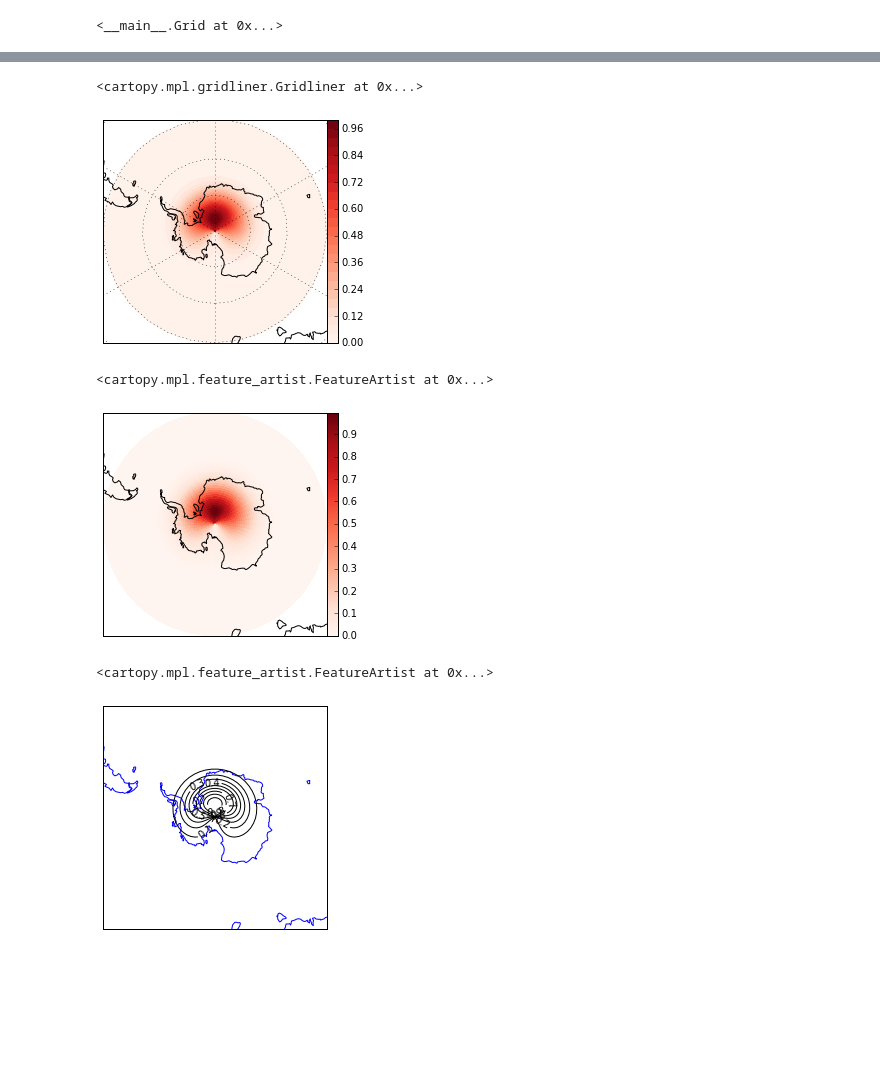
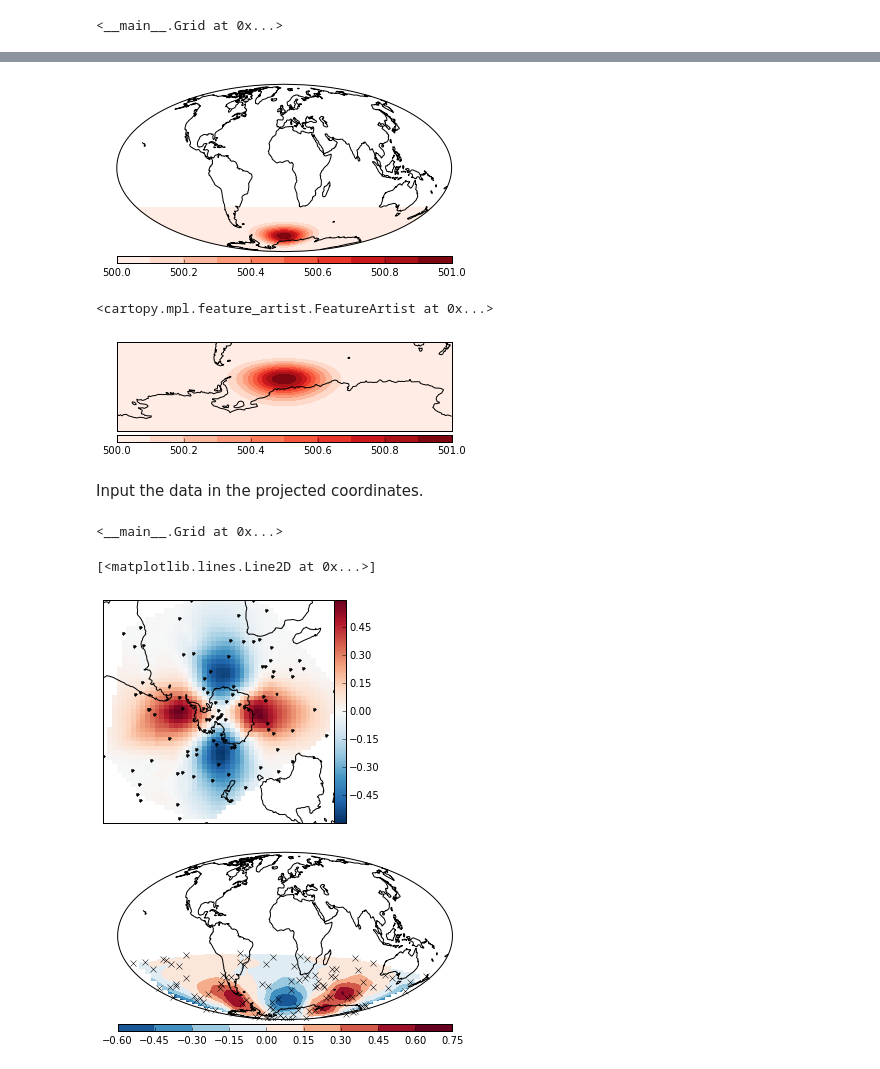
Before and after one commit to fatiando/prototypes, a Jupyter notebook: grid-class.ipynb, the cells around one changed output, grey strips where cells are left out. Cells and saved outputs as stored; diff of their text form; code cells hidden in the pictures; blank space fills up the shorter version.

```diff
--- a/grid-class.ipynb
+++ b/grid-class.ipynb
@@ -28,22 +28,23 @@ fatiando.__version__
 # %%
 class Grid(object):
     _coord_names = ['x', 'y', 'lon', 'long', 'longitude', 'lat', 'latitude']
+    _special_attributes = ['shape', 'projection', 'lonlat']
 
     def __init__(self, **kwargs):
         kwargs = dict((k.lower(), v) for k, v in kwargs.iteritems())
         for k, v in kwargs.iteritems():
-            if k not in ['shape', 'projection']:
+            if k not in self._special_attributes:
                 v = np.asarray(v).ravel()
             setattr(self, k, v)
         if 'shape' not in kwargs:
             self.shape = None
-        if 'lon' in kwargs:
+        if 'lon' in kwargs and 'x' not in kwargs:
             self.x = self.lon
-        if 'lat' in kwargs:
+        if 'lat' in kwargs and 'y' not in kwargs:
             self.y = self.lat
         if 'projection' not in kwargs:
             self.projection = None
-        not_attributes = set(self._coord_names + ['shape', 'projection'])
+        not_attributes = set(self._coord_names + self._special_attributes)
         self._attributes = list(set(kwargs.keys()).difference(not_attributes))
         # Check all attributes have the same size
         sizes = [getattr(self, k).size for k in self._attributes + ['x', 'y']]
@@ -58,11 +59,11 @@ class Grid(object):
         return self
 
     @staticmethod
-    def regular(area, shape, z=None, lonlat=False, copy_meshgrid=False):
+    def regular(area, shape, z=None, lonlat=False, projection=None):
         ny, nx = shape
         x1, x2, y1, y2 = area
         x, y = np.meshgrid(np.linspace(x1, x2, nx), np.linspace(y1, y2, ny))
-        args = dict(x=x, y=y, shape=shape)
+        args = dict(x=x, y=y, shape=shape, projection=projection)
         if lonlat:
             args['lon'] = x
             args['lat'] = y
@@ -71,12 +72,12 @@ class Grid(object):
         return Grid(**args)
 
     @staticmethod
-    def scatter(area, n, z=None, lonlat=False, seed=None):
+    def scatter(area, n, z=None, lonlat=False, projection=None, seed=None):
         coords = gridder.scatter(area, n, z, seed)
         x, y = coords[0], coords[1]
-        args = dict(x=x, y=y, shape=None)
+        args = dict(x=x, y=y, shape=None, projection=projection)
         if len(coords) == 3:
-            args['z'] = coords[3]
+            args['z'] = coords[2]
         if lonlat:
             args['lon'] = x
             args['lat'] = y
@@ -164,9 +165,8 @@ class Grid(object):
                 kwargs['transform'] = self.projection
             plot = ax.pcolormesh(X, Y, values, **kwargs)
         if colorbar is not None:
-            _add_colorbar(plot, colorbar)
-        ax.set_xlim(self.area[:2])
-        ax.set_ylim(self.area[2:])
+            _add_colorbar(plot, colorbar, ax)
+        mpl.set_area(self.area)
         return plot
 
     def contourf(self, attribute, levels=10, autoranges=True, colorbar='vertical', ax=None, basemap=None, **kwargs):
@@ -186,7 +186,7 @@ class Grid(object):
                 kwargs['transform'] = self.projection
             plot = ax.contourf(X, Y, values, levels, **kwargs)
         if colorbar is not None:
-            _add_colorbar(plot, colorbar)
+            _add_colorbar(plot, colorbar, ax)
         mpl.set_area(self.area)
         return plot
 
@@ -295,8 +295,8 @@ mpl.tight_layout()
 # %% [markdown]
 ## With projections
 # %%
-grid = Grid.regular((-180, 180, -90, -45), (50, 50), z=250e3, lonlat=True)
-grid.add_attribute('data', utils.gaussian2d(grid.lon, grid.lat, 100, 10, y0=-85))
+grid = Grid.regular((-180, 180, -90, -35), (50, 50), z=250e3, lonlat=True, projection=crs.Geodetic())
+grid.add_attribute('data', 500 + utils.gaussian2d(grid.lon, grid.lat, 40, 10, y0=-65))
 # %% [output]
 <__main__.Grid at 0x...>
 # %%
@@ -307,2 +307,2 @@ grid.contourf('data')
 # %%
-proj = grid.set_projection(crs.Geodetic()).reproject(crs.SouthPolarStereo())
+proj = grid.reproject(crs.SouthPolarStereo())
@@ -309,20 +324,36 @@ proj = grid.set_projection(crs.Geodetic()).reproject(crs.SouthPolarStereo())
+# %%
+proj = grid.reproject(crs.Mollweide())
+proj.contourf('data', colorbar='horizontal')
+mpl.gca().coastlines()
+mpl.gca().set_global()
+# %% [output]
+[figure, added]
 # %%
-proj.contourf('data', levels=30)
-ax = mpl.gca()
-ax.coastlines()
-ax.gridlines()
+proj = grid.reproject(crs.Miller())
+proj.contourf('data', colorbar='horizontal')
+mpl.gca().coastlines()
 # %% [output]
-<cartopy.mpl.gridliner.Gridliner at 0x...>
+<cartopy.mpl.feature_artist.FeatureArtist at 0x...>
-[figure, old version]
+[figure, new version]
+# %% [markdown]
+Input the data in the projected coordinates.
+# %%
+grid = Grid.scatter((-180, 180, -90, -15), 100, z=250e3, seed=0, projection=crs.Geodetic()).reproject(crs.SouthPolarStereo())
+grid.add_attribute('data', utils.gaussian2d(grid.x, grid.y, 5000e3, 2000e3) - utils.gaussian2d(grid.x, grid.y, 2000e3, 5000e3))
+# %% [output]
+<__main__.Grid at 0x...>
 # %%
-proj.pcolor('data')
+grid.interp((50, 50)).pcolor('data')
 mpl.gca().coastlines()
+grid.points()
 # %% [output]
-<cartopy.mpl.feature_artist.FeatureArtist at 0x...>
+[<matplotlib.lines.Line2D at 0x...>]
-[figure, old version]
+[figure, new version]
-# %%
-proj.contour('data', colors='k')
-mpl.gca().coastlines(color='b')
-# %% [output]
-<cartopy.mpl.feature_artist.FeatureArtist at 0x...>
-[figure, removed]
+# %%
+proj = grid.reproject(crs.Mollweide()).interp((50, 50))
+proj.contourf('data', colorbar='horizontal')
+grid.reproject(proj.projection).points('xk')
+mpl.gca().coastlines()
+mpl.gca().set_global()
+# %% [output]
+[figure, added]
```
Also changed, not shown: parts of 4 cells of this notebook.
